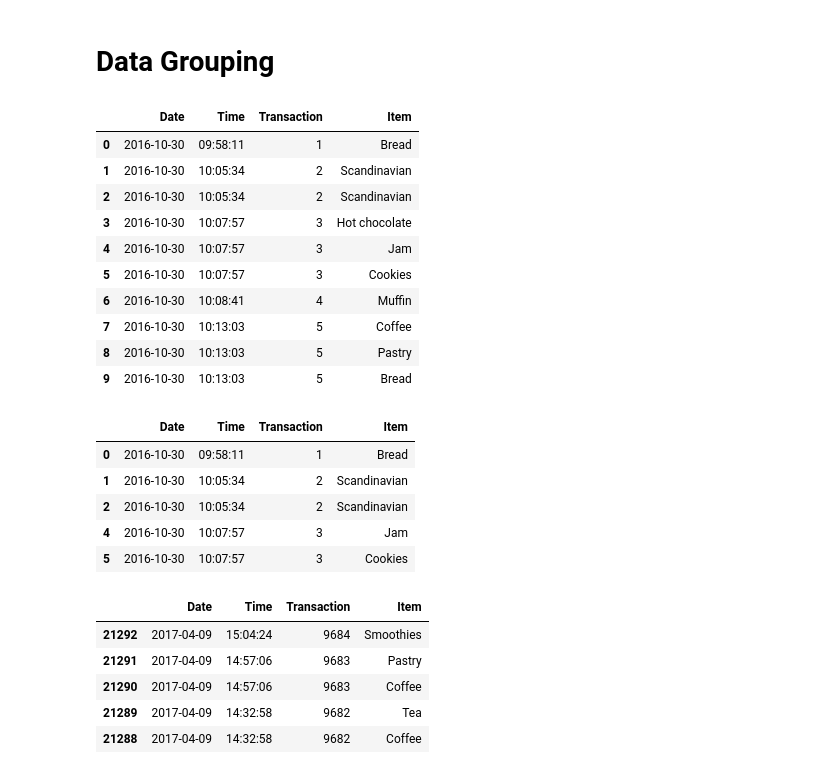
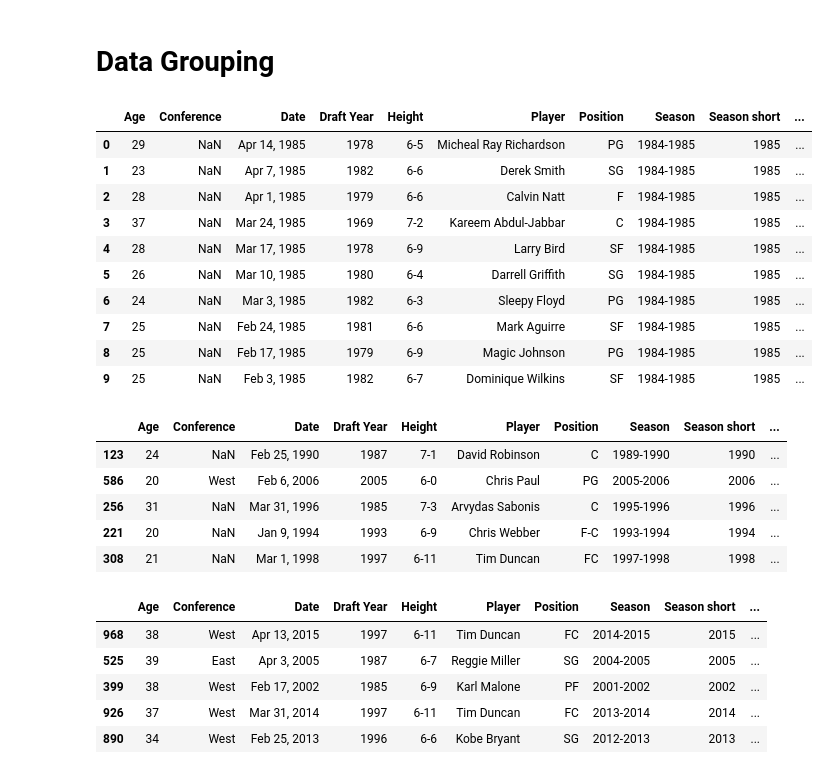
Before and after one commit to KaruguDev/datascience, a Jupyter notebook: Data Grouping.ipynb, the cells around one changed output. Cells and saved outputs as stored; diff of their text form; code cells hidden in the pictures.

```diff
--- a/Data Grouping.ipynb
+++ b/Data Grouping.ipynb
@@ -7,44 +7,44 @@ import os
 # %%
 cwd = os.getcwd()
 
 #Get File
-file = cwd + '/data_source/BreadBasket_DMS.csv'
+file = cwd + '/data_source/NBA_POTW.csv'
 
 #Read CSV using Pandas
 df = pd.read_csv(file)
 df.head(10)
 # %% [output]
-|  | Date | Time | Transaction | Item |
-| 0 | 2016-10-30 | 09:58:11 | 1 | Bread |
-| 1 | 2016-10-30 | 10:05:34 | 2 | Scandinavian |
-| 2 | 2016-10-30 | 10:05:34 | 2 | Scandinavian |
-| 3 | 2016-10-30 | 10:07:57 | 3 | Hot chocolate |
-| 4 | 2016-10-30 | 10:07:57 | 3 | Jam |
-| 5 | 2016-10-30 | 10:07:57 | 3 | Cookies |
-| 6 | 2016-10-30 | 10:08:41 | 4 | Muffin |
-| 7 | 2016-10-30 | 10:13:03 | 5 | Coffee |
-| 8 | 2016-10-30 | 10:13:03 | 5 | Pastry |
-| 9 | 2016-10-30 | 10:13:03 | 5 | Bread |
+|  | Age | Conference | Date | Draft Year | Height | Player | Position | Season | Season short | ... |
+| 0 | 29 | NaN | Apr 14, 1985 | 1978 | 6-5 | Micheal Ray Richardson | PG | 1984-1985 | 1985 | ... |
+| 1 | 23 | NaN | Apr 7, 1985 | 1982 | 6-6 | Derek Smith | SG | 1984-1985 | 1985 | ... |
+| 2 | 28 | NaN | Apr 1, 1985 | 1979 | 6-6 | Calvin Natt | F | 1984-1985 | 1985 | ... |
+| 3 | 37 | NaN | Mar 24, 1985 | 1969 | 7-2 | Kareem Abdul-Jabbar | C | 1984-1985 | 1985 | ... |
+| 4 | 28 | NaN | Mar 17, 1985 | 1978 | 6-9 | Larry Bird | SF | 1984-1985 | 1985 | ... |
+| 5 | 26 | NaN | Mar 10, 1985 | 1980 | 6-4 | Darrell Griffith | SG | 1984-1985 | 1985 | ... |
+| 6 | 24 | NaN | Mar 3, 1985 | 1982 | 6-3 | Sleepy Floyd | PG | 1984-1985 | 1985 | ... |
+| 7 | 25 | NaN | Feb 24, 1985 | 1981 | 6-6 | Mark Aguirre | SF | 1984-1985 | 1985 | ... |
+| 8 | 25 | NaN | Feb 17, 1985 | 1979 | 6-9 | Magic Johnson | PG | 1984-1985 | 1985 | ... |
+| 9 | 25 | NaN | Feb 3, 1985 | 1982 | 6-7 | Dominique Wilkins | SF | 1984-1985 | 1985 | ... |
 # %%
 #arrange data in ascending manner
-df = df.sort_values(by='Transaction', ascending=True)
+df = df.sort_values(by='Seasons in league', ascending=True)
 df.head()
 # %% [output]
-|  | Date | Time | Transaction | Item |
-| 0 | 2016-10-30 | 09:58:11 | 1 | Bread |
-| 1 | 2016-10-30 | 10:05:34 | 2 | Scandinavian |
-| 2 | 2016-10-30 | 10:05:34 | 2 | Scandinavian |
-| 4 | 2016-10-30 | 10:07:57 | 3 | Jam |
-| 5 | 2016-10-30 | 10:07:57 | 3 | Cookies |
+|  | Age | Conference | Date | Draft Year | Height | Player | Position | Season | Season short | ... |
+| 123 | 24 | NaN | Feb 25, 1990 | 1987 | 7-1 | David Robinson | C | 1989-1990 | 1990 | ... |
+| 586 | 20 | West | Feb 6, 2006 | 2005 | 6-0 | Chris Paul | PG | 2005-2006 | 2006 | ... |
+| 256 | 31 | NaN | Mar 31, 1996 | 1985 | 7-3 | Arvydas Sabonis | C | 1995-1996 | 1996 | ... |
+| 221 | 20 | NaN | Jan 9, 1994 | 1993 | 6-9 | Chris Webber | F-C | 1993-1994 | 1994 | ... |
+| 308 | 21 | NaN | Mar 1, 1998 | 1997 | 6-11 | Tim Duncan | FC | 1997-1998 | 1998 | ... |
 # %%
 #arrange data in a descending manner
-df = df.sort_values(by='Transaction', ascending=False)
+df = df.sort_values(by='Seasons in league', ascending=False)
 df.head()
 # %% [output]
-|  | Date | Time | Transaction | Item |
-| 21292 | 2017-04-09 | 15:04:24 | 9684 | Smoothies |
-| 21291 | 2017-04-09 | 14:57:06 | 9683 | Pastry |
-| 21290 | 2017-04-09 | 14:57:06 | 9683 | Coffee |
-| 21289 | 2017-04-09 | 14:32:58 | 9682 | Tea |
-| 21288 | 2017-04-09 | 14:32:58 | 9682 | Coffee |
+|  | Age | Conference | Date | Draft Year | Height | Player | Position | Season | Season short | ... |
+| 968 | 38 | West | Apr 13, 2015 | 1997 | 6-11 | Tim Duncan | FC | 2014-2015 | 2015 | ... |
+| 525 | 39 | East | Apr 3, 2005 | 1987 | 6-7 | Reggie Miller | SG | 2004-2005 | 2005 | ... |
+| 399 | 38 | West | Feb 17, 2002 | 1985 | 6-9 | Karl Malone | PF | 2001-2002 | 2002 | ... |
+| 926 | 37 | West | Mar 31, 2014 | 1997 | 6-11 | Tim Duncan | FC | 2013-2014 | 2014 | ... |
+| 890 | 34 | West | Feb 25, 2013 | 1996 | 6-6 | Kobe Bryant | SG | 2012-2013 | 2013 | ... |
 # %%
```
Also changed, not shown: parts of 8 cells of this notebook, 5 other files.
